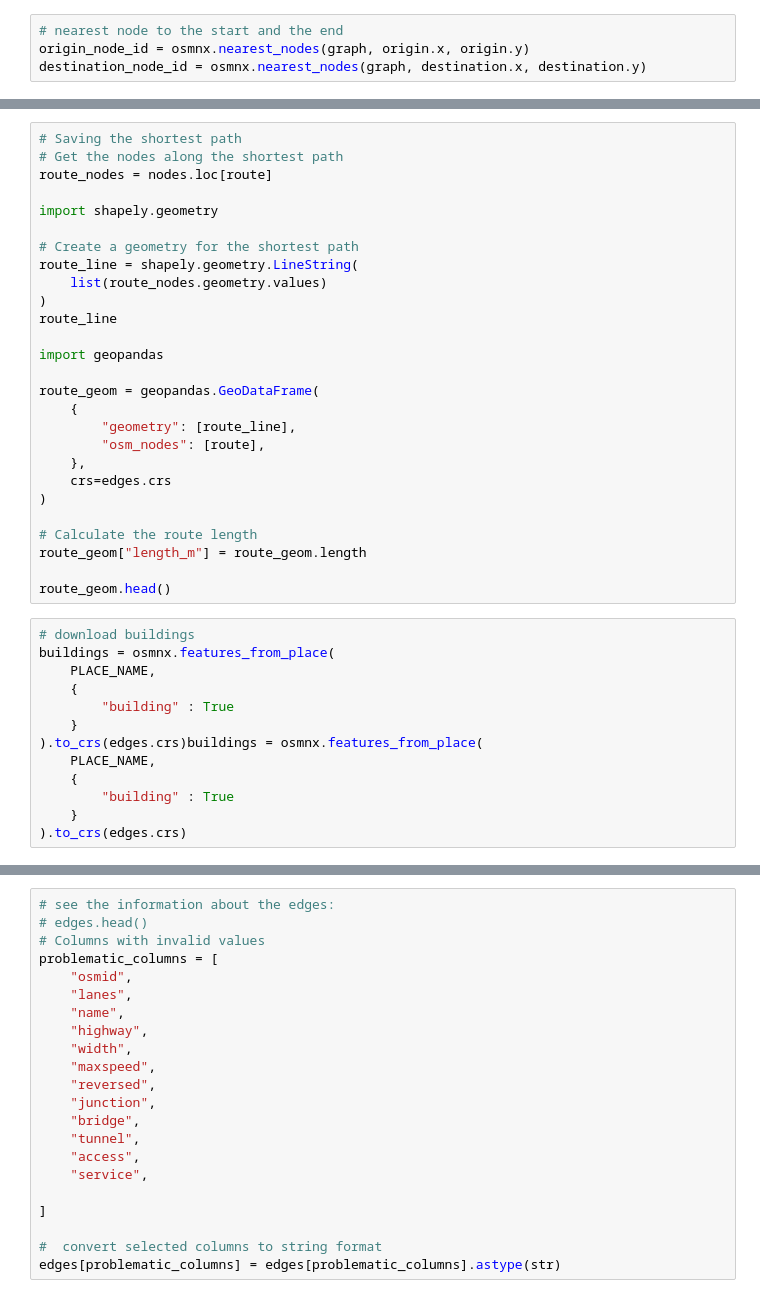
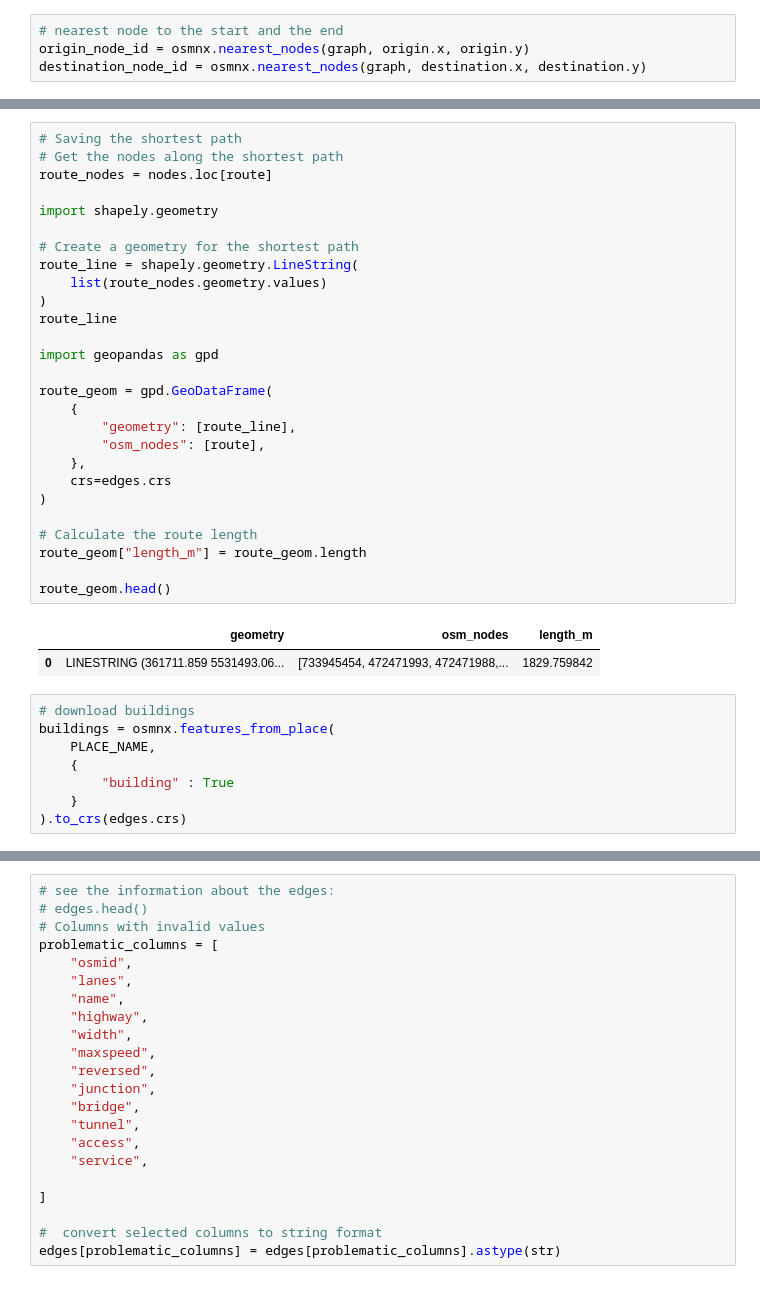
Before and after one commit to awettig/Workshop_4, a Jupyter notebook: network-analysis.ipynb, the cells around one changed output, grey strips where cells are left out. Cells and saved outputs as stored; diff of their text form.

```diff
--- a/network-analysis.ipynb
+++ b/network-analysis.ipynb
@@ -200,30 +254,33 @@ print('It is practical for a lot of usecases: Here I can imagine that a pedestri
 # %%
 # Saving the shortest path
 # Get the nodes along the shortest path
 route_nodes = nodes.loc[route]
 
 import shapely.geometry
 
 # Create a geometry for the shortest path
 route_line = shapely.geometry.LineString(
     list(route_nodes.geometry.values)
 )
 route_line
 
-import geopandas
+import geopandas as gpd
 
-route_geom = geopandas.GeoDataFrame(
+route_geom = gpd.GeoDataFrame(
     {
         "geometry": [route_line],
         "osm_nodes": [route],
     },
     crs=edges.crs
 )
 
 # Calculate the route length
 route_geom["length_m"] = route_geom.length
 
 route_geom.head()
+# %% [output]
+|  | geometry | osm_nodes | length_m |
+| 0 | LINESTRING (361711.859 5531493.06... | [733945454, 472471993, 472471988,... | 1829.759842 |
 # %%
 # download buildings
 buildings = osmnx.features_from_place(
@@ -231,11 +288,6 @@ buildings = osmnx.features_from_place(
     {
         "building" : True
     }
-).to_crs(edges.crs)buildings = osmnx.features_from_place(
-    PLACE_NAME,
-    {
-        "building" : True
-    }
 ).to_crs(edges.crs)
 # %%
 import contextily
```
Also changed, not shown: parts of 16 cells of this notebook.
